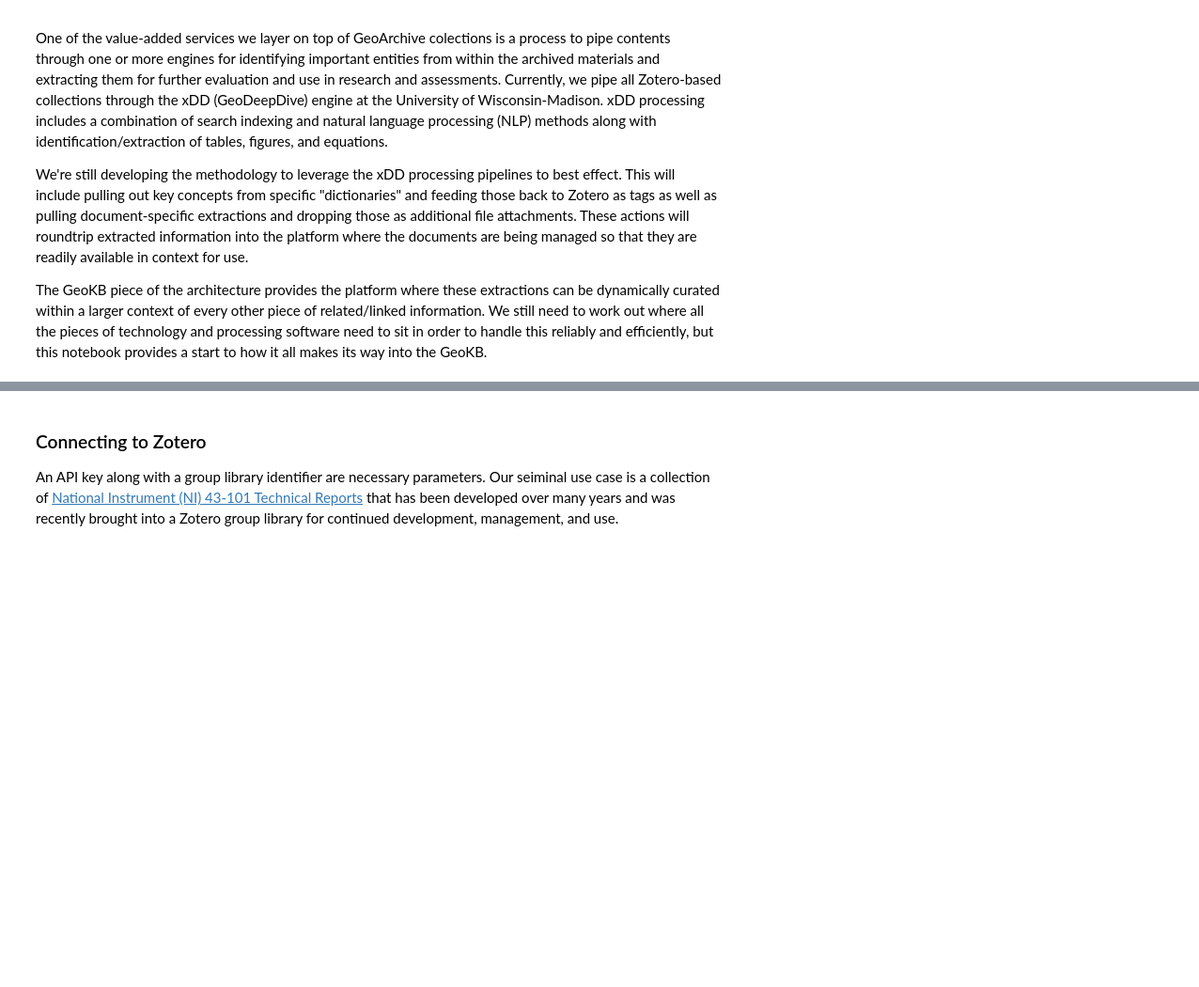
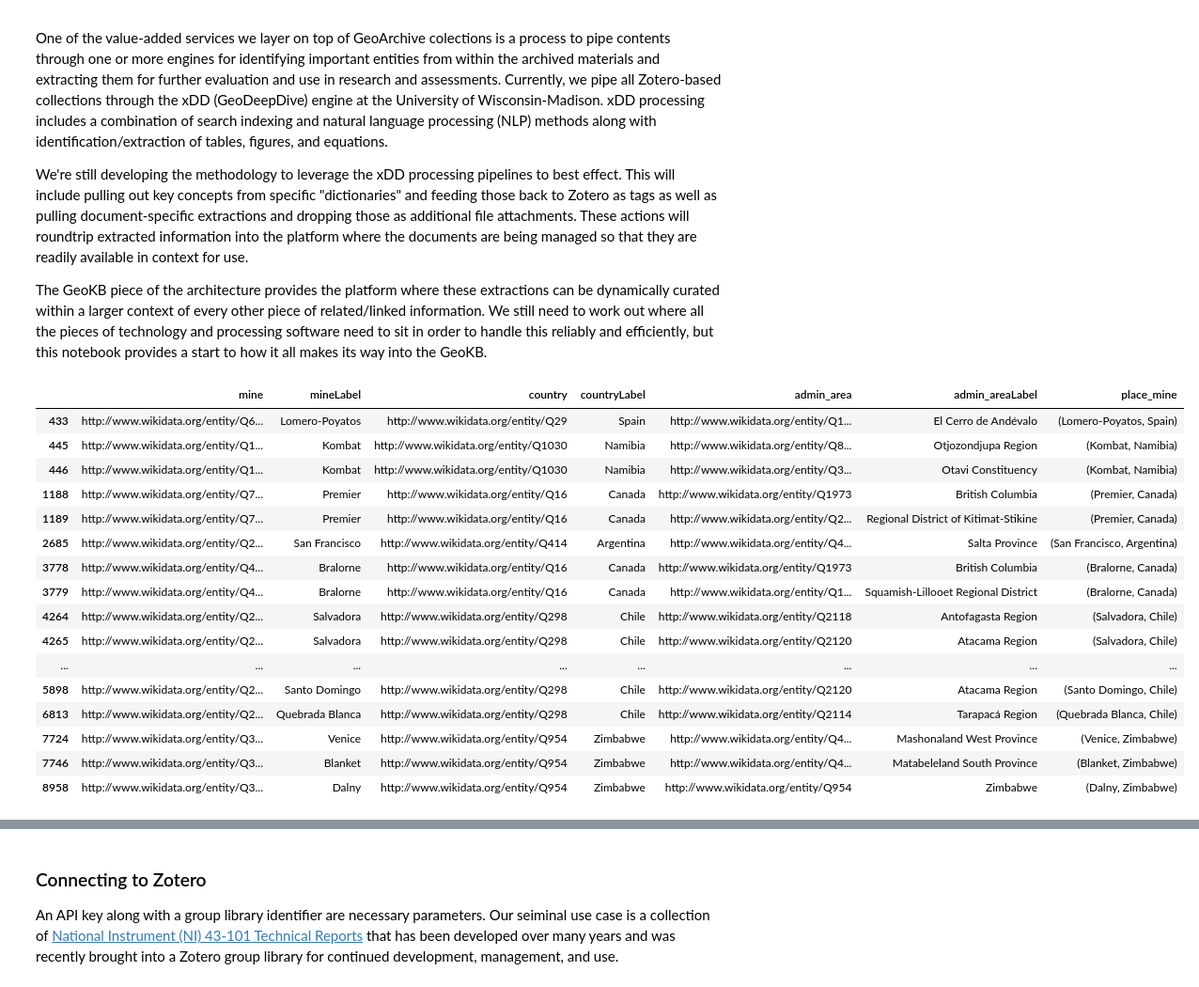
Before and after one commit to skybristol/geokb, a Jupyter notebook: GeoArchive - Zotero.ipynb, the cells around one changed output, grey strips where cells are left out. Shown at 94% size. Drawn from its saved outputs; the diff is of its cells as text; code cells hidden in the pictures; blank space fills up the shorter version.

```diff
--- a/GeoArchive - Zotero.ipynb
+++ b/GeoArchive - Zotero.ipynb
@@ -22,0 +27,4 @@ import pandas as pd
+# %%
+ni43101_library = pd.read_parquet('ni43101.p')
+# %%
+ni43101_library["place_project"] = ni43101_library.apply(lambda x: (x.project_name, x.place) if x.project_name != '' else None, axis=1)
@@ -22,0 +33,39 @@ import pandas as pd
+# %%
+query_wd_mine = """
+SELECT ?mine ?mineLabel ?country ?countryLabel ?admin_area ?admin_areaLabel WHERE {
+  SERVICE wikibase:label { bd:serviceParam wikibase:language "[AUTO_LANGUAGE],en". }
+  ?mine wdt:P31 wd:Q820477.
+  OPTIONAL {
+    ?mine wdt:P17 ?country .
+    ?mine wdt:P131 ?admin_area .
+  }
+}
+"""
+
+wd_mines = sparql_query(
+    endpoint='https://query.wikidata.org/sparql',
+    query=query_wd_mine,
+    output='dataframe'
+)
+# %%
+wd_mines["place_mine"] = wd_mines.apply(lambda x: (x.mineLabel, x.countryLabel), axis=1)
+# %%
+wd_mines[wd_mines.place_mine.isin(ni43101_library.place_project)]
+# %% [output]
+|  | mine | mineLabel | country | countryLabel | admin_area | admin_areaLabel | place_mine |
+| 433 | http://www.wikidata.org/entity/Q6... | Lomero-Poyatos | http://www.wikidata.org/entity/Q29 | Spain | http://www.wikidata.org/entity/Q1... | El Cerro de Andévalo | (Lomero-Poyatos, Spain) |
+| 445 | http://www.wikidata.org/entity/Q1... | Kombat | http://www.wikidata.org/entity/Q1030 | Namibia | http://www.wikidata.org/entity/Q8... | Otjozondjupa Region | (Kombat, Namibia) |
+| 446 | http://www.wikidata.org/entity/Q1... | Kombat | http://www.wikidata.org/entity/Q1030 | Namibia | http://www.wikidata.org/entity/Q3... | Otavi Constituency | (Kombat, Namibia) |
+| 1188 | http://www.wikidata.org/entity/Q7... | Premier | http://www.wikidata.org/entity/Q16 | Canada | http://www.wikidata.org/entity/Q1973 | British Columbia | (Premier, Canada) |
+| 1189 | http://www.wikidata.org/entity/Q7... | Premier | http://www.wikidata.org/entity/Q16 | Canada | http://www.wikidata.org/entity/Q2... | Regional District of Kitimat-Stikine | (Premier, Canada) |
+| 2685 | http://www.wikidata.org/entity/Q2... | San Francisco | http://www.wikidata.org/entity/Q414 | Argentina | http://www.wikidata.org/entity/Q4... | Salta Province | (San Francisco, Argentina) |
+| 3778 | http://www.wikidata.org/entity/Q4... | Bralorne | http://www.wikidata.org/entity/Q16 | Canada | http://www.wikidata.org/entity/Q1973 | British Columbia | (Bralorne, Canada) |
+| 3779 | http://www.wikidata.org/entity/Q4... | Bralorne | http://www.wikidata.org/entity/Q16 | Canada | http://www.wikidata.org/entity/Q1... | Squamish-Lillooet Regional District | (Bralorne, Canada) |
+| 4264 | http://www.wikidata.org/entity/Q2... | Salvadora | http://www.wikidata.org/entity/Q298 | Chile | http://www.wikidata.org/entity/Q2118 | Antofagasta Region | (Salvadora, Chile) |
+| 4265 | http://www.wikidata.org/entity/Q2... | Salvadora | http://www.wikidata.org/entity/Q298 | Chile | http://www.wikidata.org/entity/Q2120 | Atacama Region | (Salvadora, Chile) |
+| ... | ... | ... | ... | ... | ... | ... | ... |
+| 5898 | http://www.wikidata.org/entity/Q2... | Santo Domingo | http://www.wikidata.org/entity/Q298 | Chile | http://www.wikidata.org/entity/Q2120 | Atacama Region | (Santo Domingo, Chile) |
+| 6813 | http://www.wikidata.org/entity/Q2... | Quebrada Blanca | http://www.wikidata.org/entity/Q298 | Chile | http://www.wikidata.org/entity/Q2114 | Tarapacá Region | (Quebrada Blanca, Chile) |
+| 7724 | http://www.wikidata.org/entity/Q3... | Venice | http://www.wikidata.org/entity/Q954 | Zimbabwe | http://www.wikidata.org/entity/Q4... | Mashonaland West Province | (Venice, Zimbabwe) |
+| 7746 | http://www.wikidata.org/entity/Q3... | Blanket | http://www.wikidata.org/entity/Q954 | Zimbabwe | http://www.wikidata.org/entity/Q4... | Matabeleland South Province | (Blanket, Zimbabwe) |
+| 8958 | http://www.wikidata.org/entity/Q3... | Dalny | http://www.wikidata.org/entity/Q954 | Zimbabwe | http://www.wikidata.org/entity/Q954 | Zimbabwe | (Dalny, Zimbabwe) |
```
Also changed, not shown: parts of 13 cells of this notebook, 2 other files.
